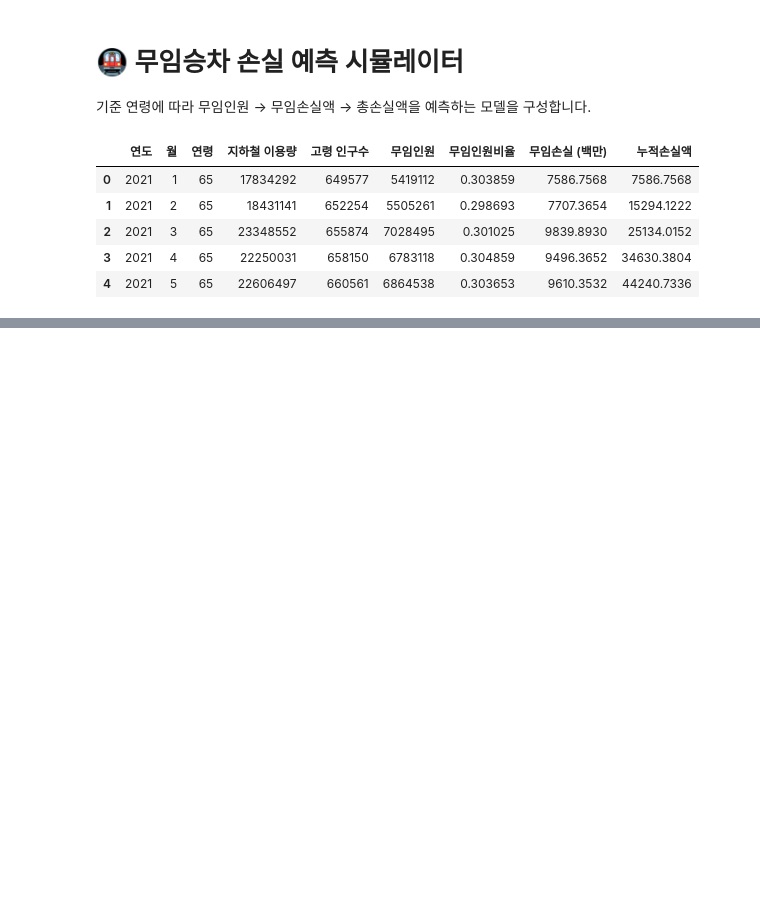
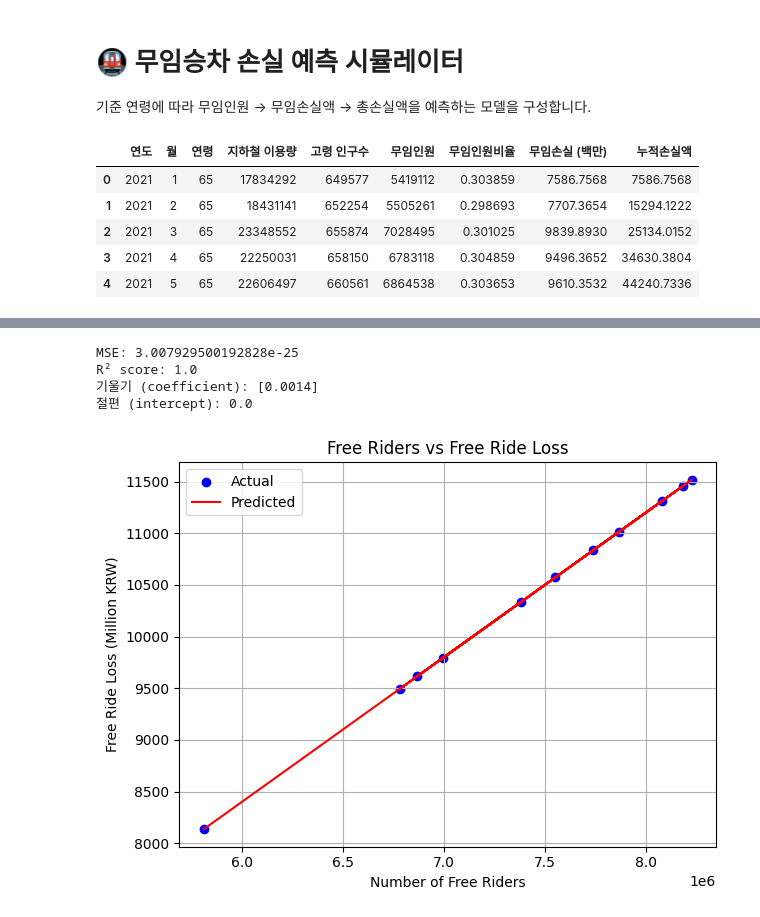
Before and after one commit to suyeonlee333333/oss2025, a Jupyter notebook: free_rider_simulator.ipynb, the cells around one changed output, grey strips where cells are left out. Drawn from its saved outputs; the diff is of its cells as text; code cells hidden in the pictures; blank space fills up the shorter version.

```diff
--- a/free_rider_simulator.ipynb
+++ b/free_rider_simulator.ipynb
@@ -118,0 +117,41 @@ simulate_loss(70)
+# %%
+from sklearn.linear_model import LinearRegression
+from sklearn.model_selection import train_test_split
+from sklearn.metrics import mean_squared_error, r2_score
+import matplotlib.pyplot as plt
+
+# 1. 데이터 분할 (학습 80%, 테스트 20%)
+X2 = df[['무임인원']]
+y2 = df['무임손실 (백만)']
+X_train2, X_test2, y_train2, y_test2 = train_test_split(X2, y2, test_size=0.2, random_state=42)
+
+# 2. 모델 생성 및 학습
+model_2 = LinearRegression()
+model_2.fit(X_train2, y_train2)
+
+# 3. 예측 및 평가
+y_pred2 = model_2.predict(X_test2)
+mse2 = mean_squared_error(y_test2, y_pred2)
+r2_2 = r2_score(y_test2, y_pred2)
+
+print("MSE:", mse2)
+print("R² score:", r2_2)
+print("기울기 (coefficient):", model_2.coef_)
+print("절편 (intercept):", model_2.intercept_)
+
+# 4. 시각화
+plt.scatter(X_test2, y_test2, label='Actual', color='blue')
+plt.plot(X_test2, y_pred2, label='Predicted', color='red')
+plt.xlabel('Number of Free Riders')
+plt.ylabel('Free Ride Loss (Million KRW)')
+plt.title('Free Riders vs Free Ride Loss')
+plt.legend()
+plt.grid(True)
+plt.tight_layout()
+plt.show()
+# %% [output]
+MSE: 3.007929500192828e-25
+R² score: 1.0
+기울기 (coefficient): [0.0014]
+절편 (intercept): 0.0
+[figure, added]
```
Also changed, not shown: parts of 10 cells of this notebook.
